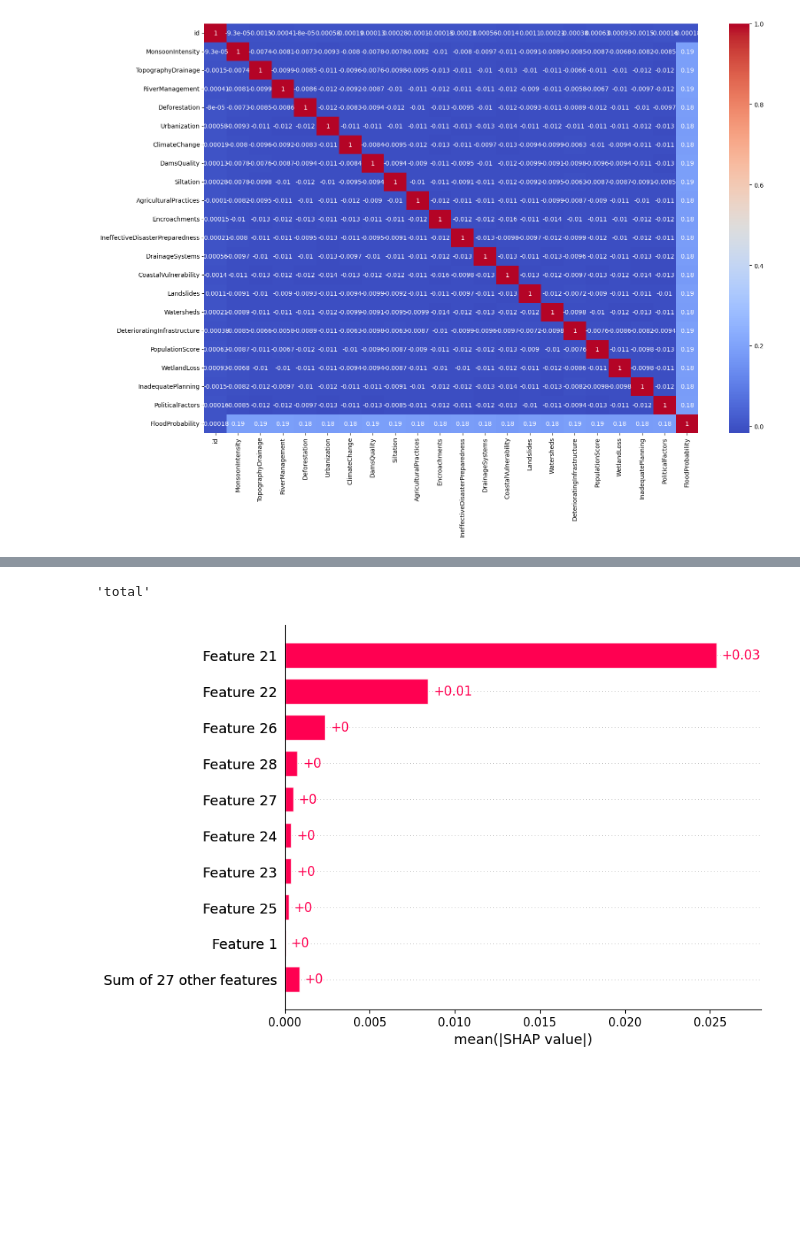
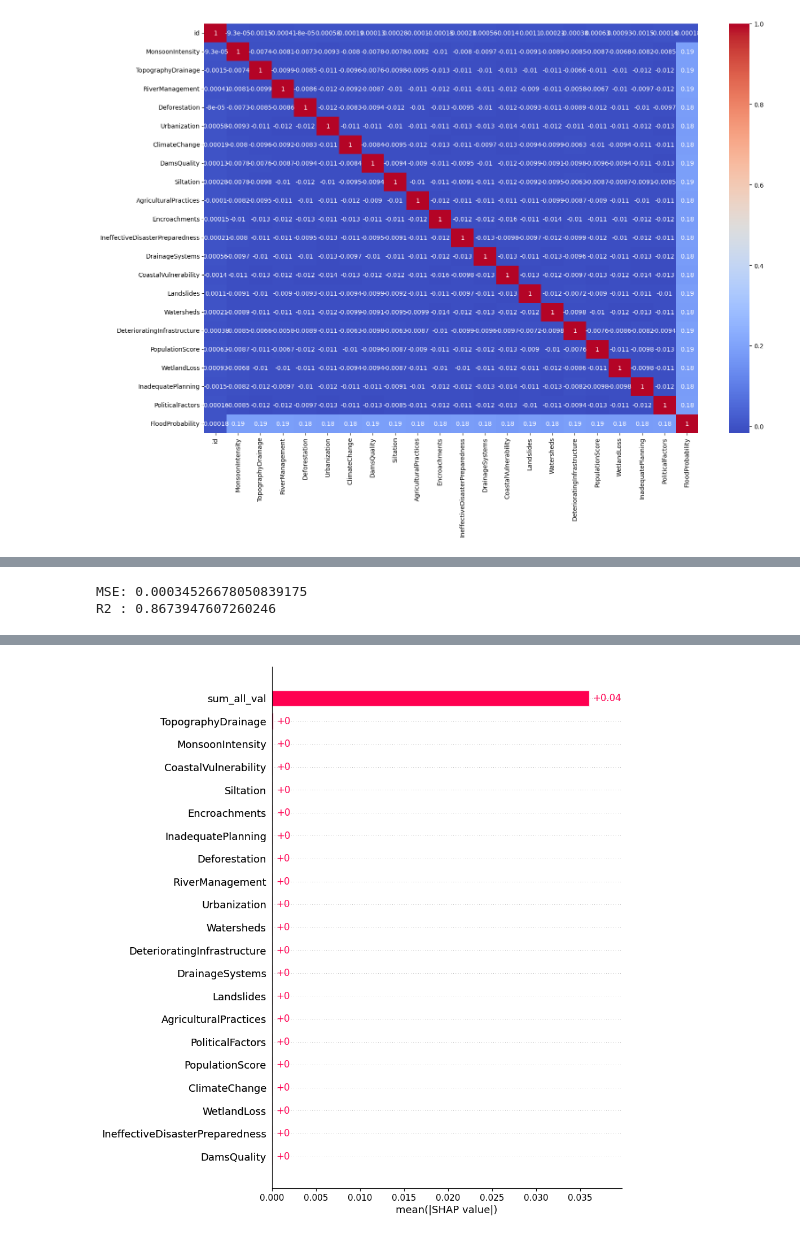
Before and after one commit to Adnan525/flood_prediction, a Jupyter notebook: xgboost.ipynb, the cells around one changed output, grey strips where cells are left out. Saved outputs shown, nothing was run; the diff lists cells and outputs as text; code cells hidden in the pictures; blank space fills up the shorter version.

```diff
--- a/xgboost.ipynb
+++ b/xgboost.ipynb
@@ -221,16 +198,39 @@ test r2 Scores: 0.8691708778505101
+# %%
+model_params = {
+    "n_estimators" : 1000,
+    "learning_rate" : 0.01,
+    "max_depth" : 10,
+    "device" : device
+}
+# %%
+model_XGB = XGBRegressor(**model_params)
+model_XGB.fit(X_train, y_train)
+# %%
+y_pred = model_XGB.predict(X_val)
+mse = mean_squared_error(y_val, y_pred)
+print(f"MSE: {mse}")
+r2 = r2_score(y_val, y_pred)
+print(f"R2 : {r2}")
+# %% [output]
+MSE: 0.00034526678050839175
+R2 : 0.8673947607260246
 # %%
 import shap
 shap.initjs()
 # %% [output]
 [interactive output not drawn]
 # %%
-explainer = shap.Explainer(model_xgbr)
+explainer = shap.Explainer(model_XGB)
 shap_values = explainer(X_train[0:100])
-# %%
-train_data.columns[22]
-# %% [output]
-'total'
+# %%
+shap_values.feature_names = ['MonsoonIntensity', 'TopographyDrainage', 'RiverManagement',
+       'Deforestation', 'Urbanization', 'ClimateChange', 'DamsQuality',
+       'Siltation', 'AgriculturalPractices', 'Encroachments',
+       'IneffectiveDisasterPreparedness', 'DrainageSystems',
+       'CoastalVulnerability', 'Landslides', 'Watersheds',
+       'DeterioratingInfrastructure', 'PopulationScore', 'WetlandLoss',
+       'InadequatePlanning', 'PoliticalFactors', 'sum_all_val']
 # %%
-shap.plots.bar(shap_values)
+shap.plots.bar(shap_values, max_display=X_val.shape[1])
 # %% [output]
-[figure, old version]
+[figure, new version]
```
Also changed, not shown: parts of 34 cells of this notebook.
